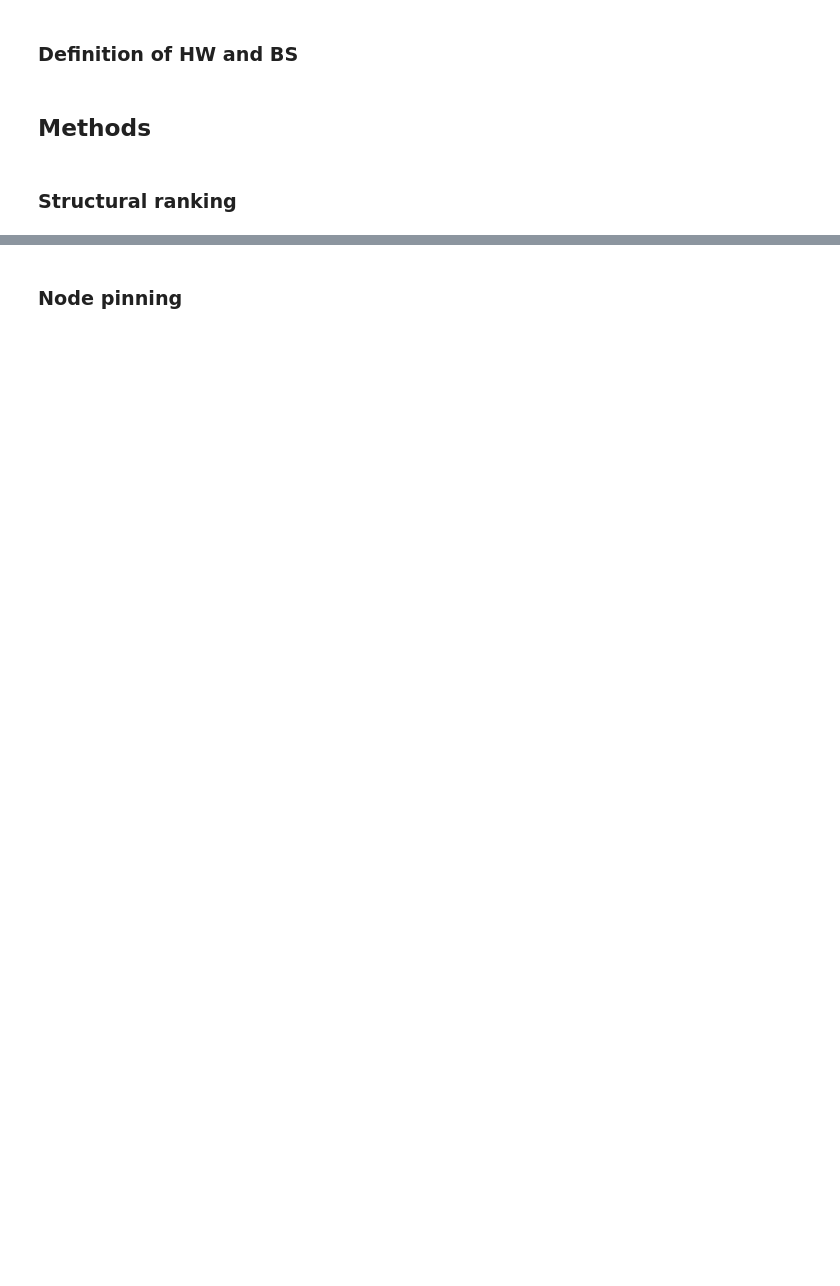
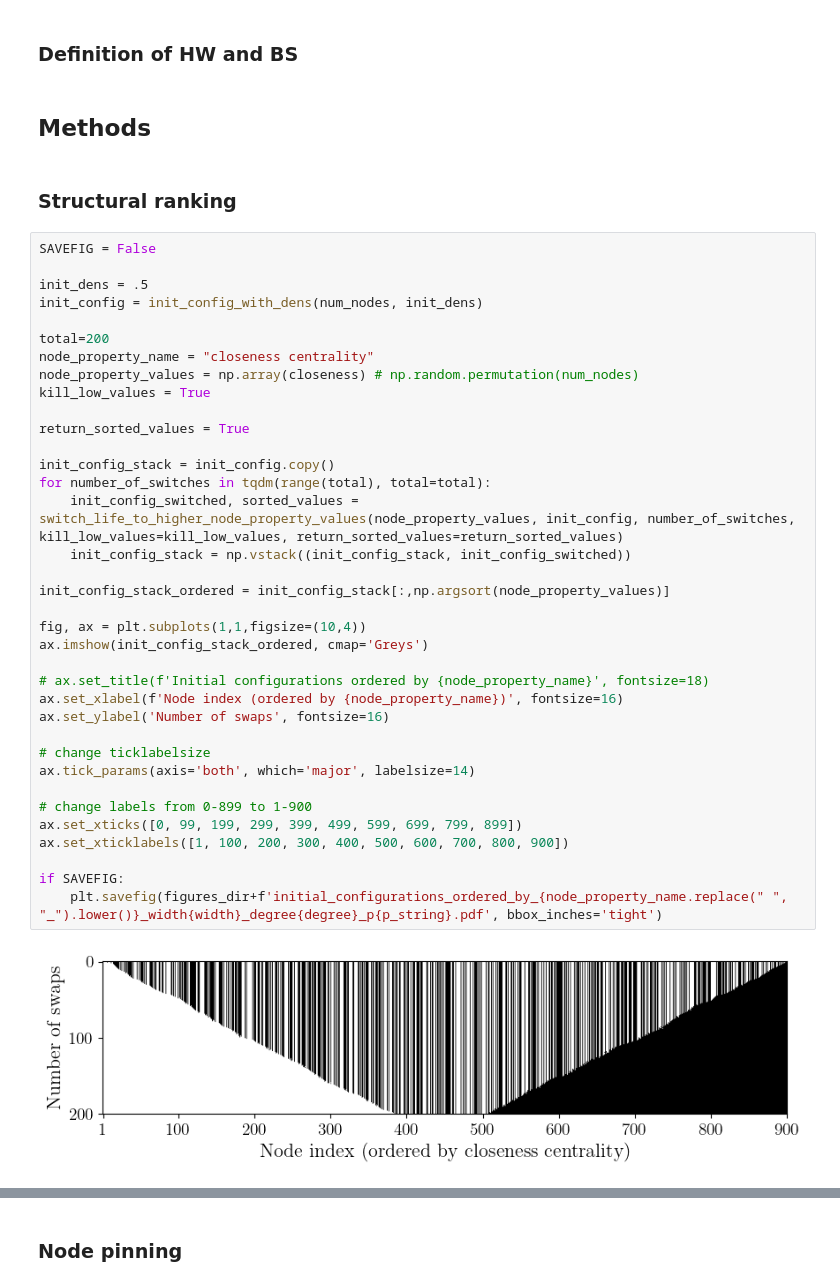
Before and after one commit to mrollier/network_automata_robustness, a Jupyter notebook: manuscript/impact_analysis-figures.ipynb, the cells around one changed output, grey strips where cells are left out. Drawn from its saved outputs; the diff is of its cells as text; blank space fills up the shorter version.

```diff
--- a/manuscript/impact_analysis-figures.ipynb
+++ b/manuscript/impact_analysis-figures.ipynb
@@ -239,3 +301,41 @@ plt.show()
 ## Methods
 # %% [markdown]
 ### Structural ranking
+# %%
+SAVEFIG = False
+
+init_dens = .5
+init_config = init_config_with_dens(num_nodes, init_dens)
+
+total=200
+node_property_name = "closeness centrality"
+node_property_values = np.array(closeness) # np.random.permutation(num_nodes)
+kill_low_values = True
+
+return_sorted_values = True
+
+init_config_stack = init_config.copy()
+for number_of_switches in tqdm(range(total), total=total):
+    init_config_switched, sorted_values = switch_life_to_higher_node_property_values(node_property_values, init_config, number_of_switches, kill_low_values=kill_low_values, return_sorted_values=return_sorted_values)
+    init_config_stack = np.vstack((init_config_stack, init_config_switched))
+
+init_config_stack_ordered = init_config_stack[:,np.argsort(node_property_values)]
+
+fig, ax = plt.subplots(1,1,figsize=(10,4))
+ax.imshow(init_config_stack_ordered, cmap='Greys')
+
+# ax.set_title(f'Initial configurations ordered by {node_property_name}', fontsize=18)
+ax.set_xlabel(f'Node index (ordered by {node_property_name})', fontsize=16)
+ax.set_ylabel('Number of swaps', fontsize=16)
+
+# change ticklabelsize
+ax.tick_params(axis='both', which='major', labelsize=14)
+
+# change labels from 0-899 to 1-900
+ax.set_xticks([0, 99, 199, 299, 399, 499, 599, 699, 799, 899])
+ax.set_xticklabels([1, 100, 200, 300, 400, 500, 600, 700, 800, 900])
+
+if SAVEFIG:
+    plt.savefig(figures_dir+f'initial_configurations_ordered_by_{node_property_name.replace(" ", "_").lower()}_width{width}_degree{degree}_p{p_string}.pdf', bbox_inches='tight')
+# %% [output]
+[figure, added]
```
Also changed, not shown: parts of 8 cells of this notebook, 1 other file.
